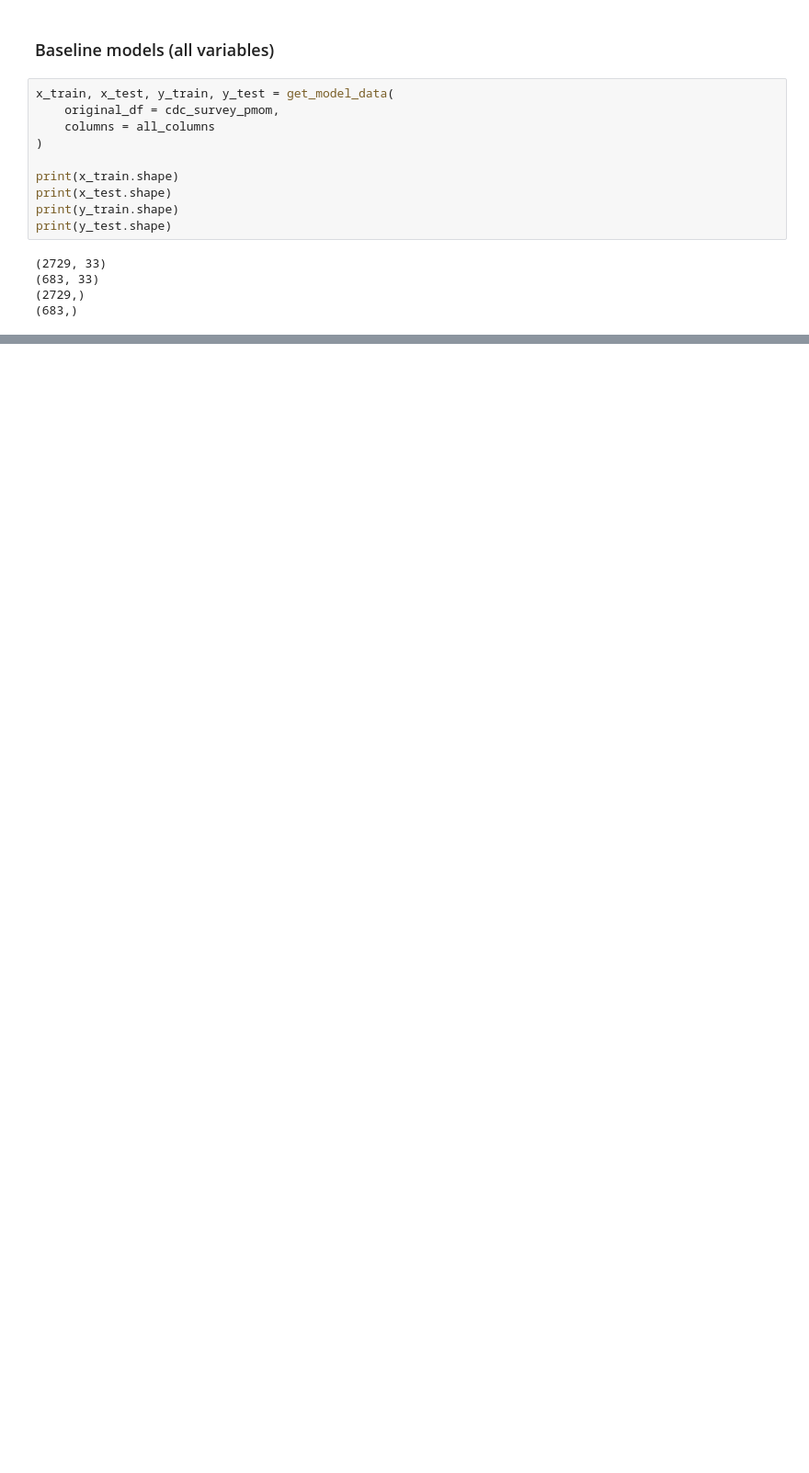
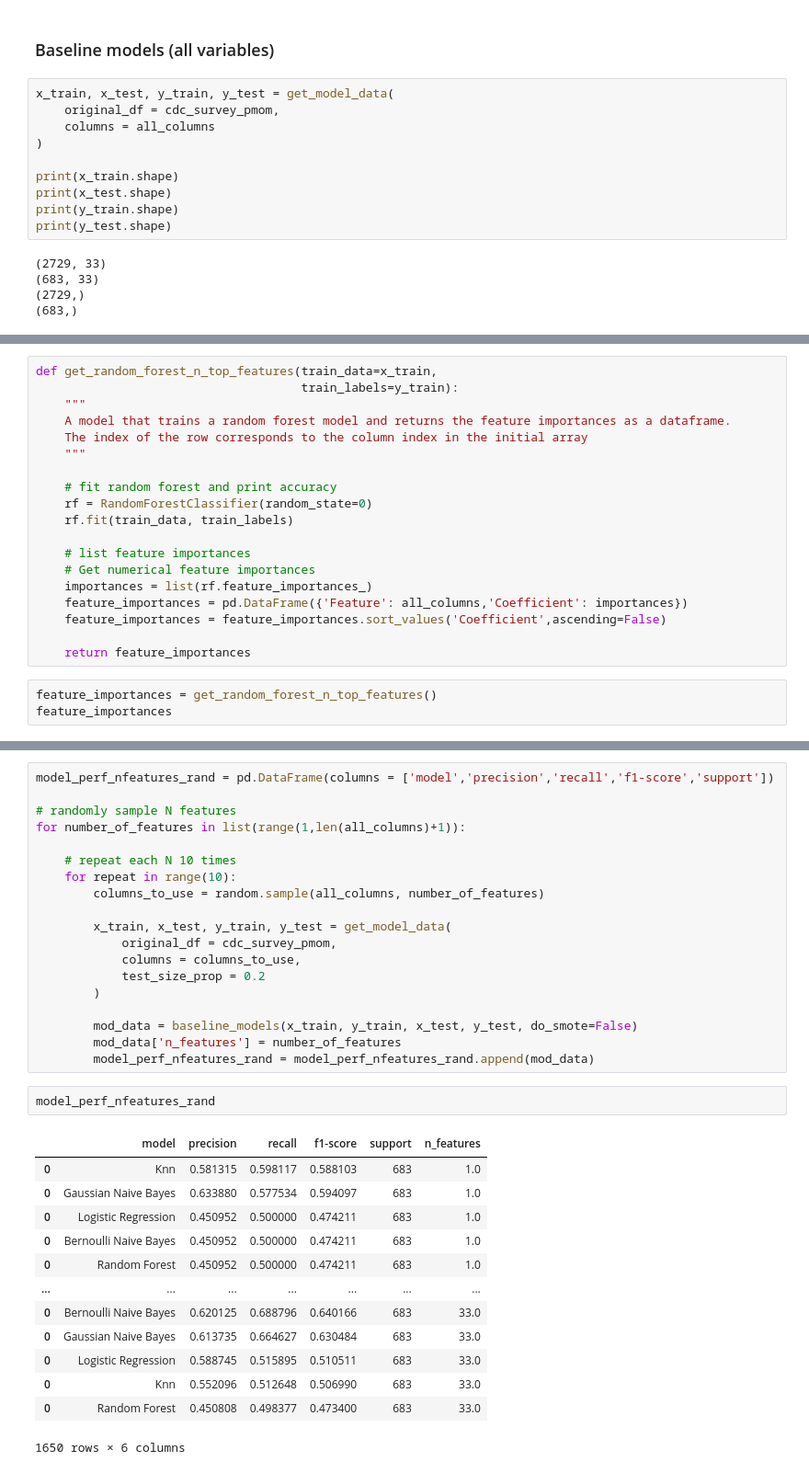
Before and after one commit to orenscarmeli/capstone210-ppd-carmeli_chari_hand_lee, a Jupyter notebook: modeling/initial_modeling.ipynb, the cells around one changed output, grey strips where cells are left out. Shown: that part at 92% size. Drawn from its saved outputs; the diff is of its cells as text; blank space fills up the shorter version.

```diff
--- a/modeling/initial_modeling.ipynb
+++ b/modeling/initial_modeling.ipynb
@@ -381,0 +423,22 @@ Best Parameters : {'robustscaler__quantile_range': (25.0, 75.0), 'simpleimputer_
+# %%
+def get_random_forest_n_top_features(train_data=x_train,
+                                     train_labels=y_train):
+    """
+    A model that trains a random forest model and returns the feature importances as a dataframe.
+    The index of the row corresponds to the column index in the initial array
+    """
+
+    # fit random forest and print accuracy
+    rf = RandomForestClassifier(random_state=0)
+    rf.fit(train_data, train_labels)
+
+    # list feature importances
+    # Get numerical feature importances
+    importances = list(rf.feature_importances_)
+    feature_importances = pd.DataFrame({'Feature': all_columns,'Coefficient': importances})
+    feature_importances = feature_importances.sort_values('Coefficient',ascending=False)
+
+    return feature_importances
+# %%
+feature_importances = get_random_forest_n_top_features()
+feature_importances
@@ -381,0 +523,35 @@ Best Parameters : {'robustscaler__quantile_range': (25.0, 75.0), 'simpleimputer_
+# %%
+model_perf_nfeatures_rand = pd.DataFrame(columns = ['model','precision','recall','f1-score','support'])
+
+# randomly sample N features
+for number_of_features in list(range(1,len(all_columns)+1)):
+
+    # repeat each N 10 times
+    for repeat in range(10):
+        columns_to_use = random.sample(all_columns, number_of_features)
+
+        x_train, x_test, y_train, y_test = get_model_data(
+            original_df = cdc_survey_pmom,
+            columns = columns_to_use,
+            test_size_prop = 0.2
+        )
+
+        mod_data = baseline_models(x_train, y_train, x_test, y_test, do_smote=False)
+        mod_data['n_features'] = number_of_features
+        model_perf_nfeatures_rand = model_perf_nfeatures_rand.append(mod_data)
+# %%
+model_perf_nfeatures_rand
+# %% [output]
+|  | model | precision | recall | f1-score | support | n_features |
+| 0 | Knn | 0.581315 | 0.598117 | 0.588103 | 683 | 1.0 |
+| 0 | Gaussian Naive Bayes | 0.633880 | 0.577534 | 0.594097 | 683 | 1.0 |
+| 0 | Logistic Regression | 0.450952 | 0.500000 | 0.474211 | 683 | 1.0 |
+| 0 | Bernoulli Naive Bayes | 0.450952 | 0.500000 | 0.474211 | 683 | 1.0 |
+| 0 | Random Forest | 0.450952 | 0.500000 | 0.474211 | 683 | 1.0 |
+| ... | ... | ... | ... | ... | ... | ... |
+| 0 | Bernoulli Naive Bayes | 0.620125 | 0.688796 | 0.640166 | 683 | 33.0 |
+| 0 | Gaussian Naive Bayes | 0.613735 | 0.664627 | 0.630484 | 683 | 33.0 |
+| 0 | Logistic Regression | 0.588745 | 0.515895 | 0.510511 | 683 | 33.0 |
+| 0 | Knn | 0.552096 | 0.512648 | 0.506990 | 683 | 33.0 |
+| 0 | Random Forest | 0.450808 | 0.498377 | 0.473400 | 683 | 33.0 |
+1650 rows × 6 columns
```
Also changed, not shown: parts of 28 cells of this notebook.
